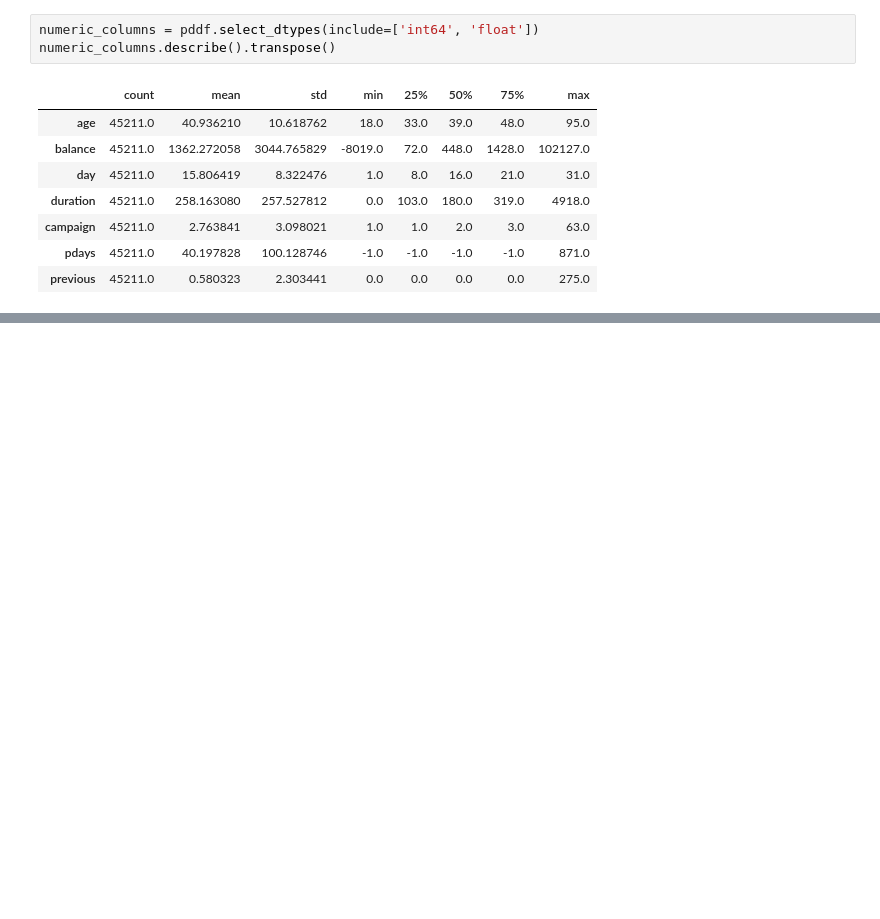
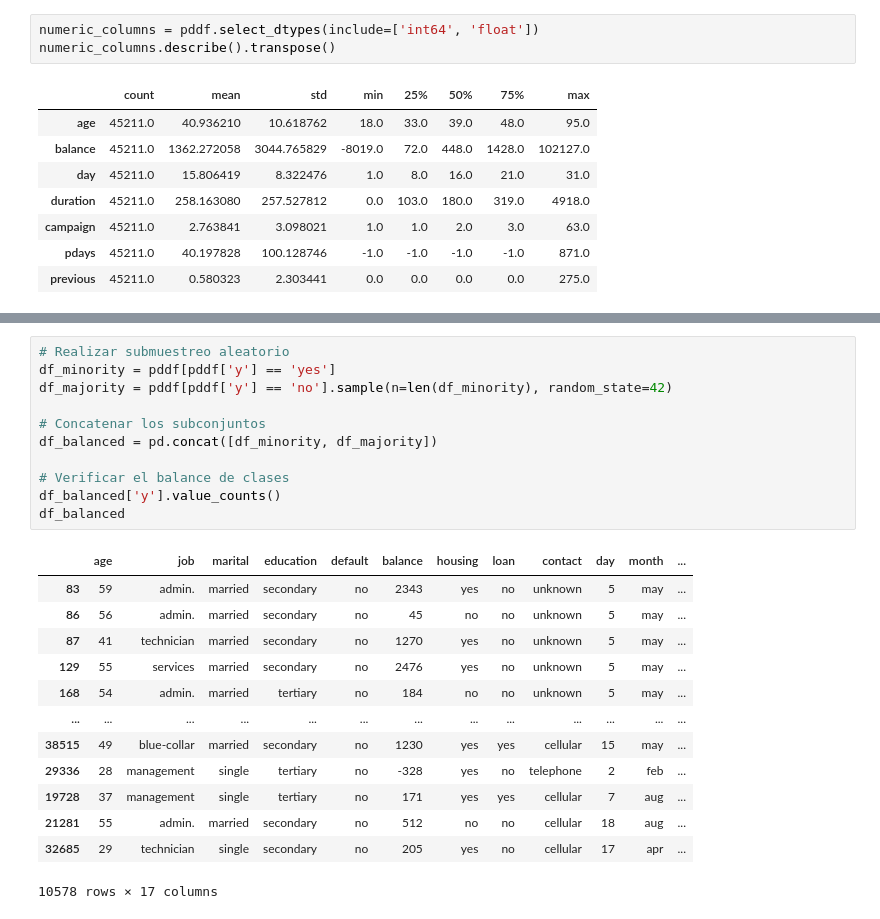
Before and after one commit to jdug1981/proyecto_final, a Jupyter notebook: ProyectoFinal_Martin.ipynb, the cells around one changed output, grey strips where cells are left out. Drawn from its saved outputs; the diff is of its cells as text; blank space fills up the shorter version.

```diff
--- a/ProyectoFinal_Martin.ipynb
+++ b/ProyectoFinal_Martin.ipynb
@@ -159,0 +220,25 @@ numeric_columns.describe().transpose()
+# %%
+# Realizar submuestreo aleatorio
+df_minority = pddf[pddf['y'] == 'yes']
+df_majority = pddf[pddf['y'] == 'no'].sample(n=len(df_minority), random_state=42)
+
+# Concatenar los subconjuntos
+df_balanced = pd.concat([df_minority, df_majority])
+
+# Verificar el balance de clases
+df_balanced['y'].value_counts()
+df_balanced
+# %% [output]
+|  | age | job | marital | education | default | balance | housing | loan | contact | day | month | ... |
+| 83 | 59 | admin. | married | secondary | no | 2343 | yes | no | unknown | 5 | may | ... |
+| 86 | 56 | admin. | married | secondary | no | 45 | no | no | unknown | 5 | may | ... |
+| 87 | 41 | technician | married | secondary | no | 1270 | yes | no | unknown | 5 | may | ... |
+| 129 | 55 | services | married | secondary | no | 2476 | yes | no | unknown | 5 | may | ... |
+| 168 | 54 | admin. | married | tertiary | no | 184 | no | no | unknown | 5 | may | ... |
+| ... | ... | ... | ... | ... | ... | ... | ... | ... | ... | ... | ... | ... |
+| 38515 | 49 | blue-collar | married | secondary | no | 1230 | yes | yes | cellular | 15 | may | ... |
+| 29336 | 28 | management | single | tertiary | no | -328 | yes | no | telephone | 2 | feb | ... |
+| 19728 | 37 | management | single | tertiary | no | 171 | yes | yes | cellular | 7 | aug | ... |
+| 21281 | 55 | admin. | married | secondary | no | 512 | no | no | cellular | 18 | aug | ... |
+| 32685 | 29 | technician | single | secondary | no | 205 | yes | no | cellular | 17 | apr | ... |
+10578 rows × 17 columns
```
Also changed, not shown: parts of 6 cells of this notebook.
